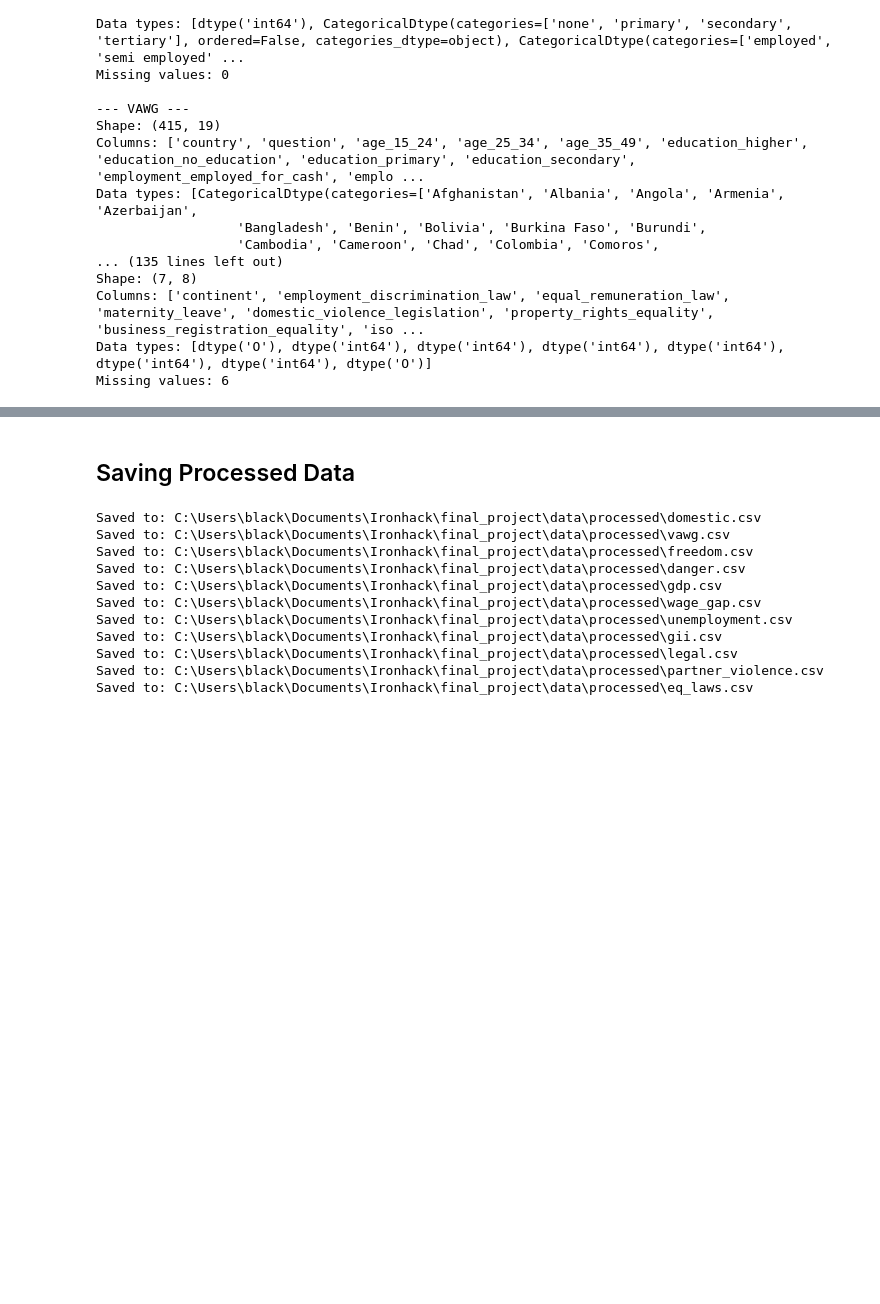
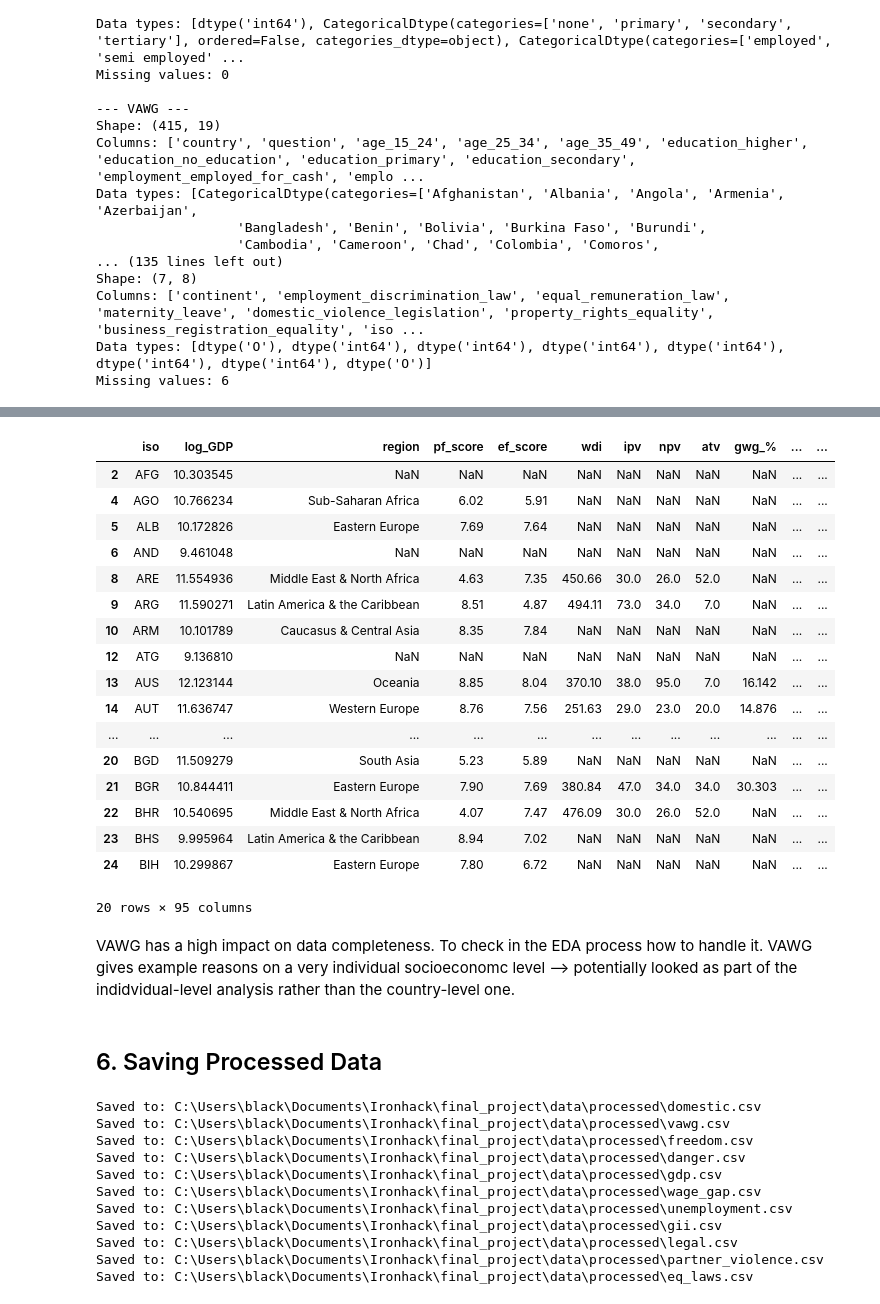
Before and after one commit to mara-pn/Violence-Against-Women-Risk-Prediction-Structural-Determinants-Analysis, a Jupyter notebook: 01_data.ipynb, the cells around one changed output, grey strips where cells are left out. Saved outputs shown, nothing was run; the diff lists cells and outputs as text; code cells hidden in the pictures; blank space fills up the shorter version.

```diff
--- a/01_data.ipynb
+++ b/01_data.ipynb
@@ -1321,0 +1740,21 @@ Missing values: 6
+# %%
+master_country_table.head(20)
+# %% [output]
+|  | iso | log_GDP | region | pf_score | ef_score | wdi | ipv | npv | atv | gwg_% | ... | ... |
+| 2 | AFG | 10.303545 | NaN | NaN | NaN | NaN | NaN | NaN | NaN | NaN | ... | ... |
+| 4 | AGO | 10.766234 | Sub-Saharan Africa | 6.02 | 5.91 | NaN | NaN | NaN | NaN | NaN | ... | ... |
+| 5 | ALB | 10.172826 | Eastern Europe | 7.69 | 7.64 | NaN | NaN | NaN | NaN | NaN | ... | ... |
+| 6 | AND | 9.461048 | NaN | NaN | NaN | NaN | NaN | NaN | NaN | NaN | ... | ... |
+| 8 | ARE | 11.554936 | Middle East & North Africa | 4.63 | 7.35 | 450.66 | 30.0 | 26.0 | 52.0 | NaN | ... | ... |
+| 9 | ARG | 11.590271 | Latin America & the Caribbean | 8.51 | 4.87 | 494.11 | 73.0 | 34.0 | 7.0 | NaN | ... | ... |
+| 10 | ARM | 10.101789 | Caucasus & Central Asia | 8.35 | 7.84 | NaN | NaN | NaN | NaN | NaN | ... | ... |
+| 12 | ATG | 9.136810 | NaN | NaN | NaN | NaN | NaN | NaN | NaN | NaN | ... | ... |
+| 13 | AUS | 12.123144 | Oceania | 8.85 | 8.04 | 370.10 | 38.0 | 95.0 | 7.0 | 16.142 | ... | ... |
+| 14 | AUT | 11.636747 | Western Europe | 8.76 | 7.56 | 251.63 | 29.0 | 23.0 | 20.0 | 14.876 | ... | ... |
+| ... | ... | ... | ... | ... | ... | ... | ... | ... | ... | ... | ... | ... |
+| 20 | BGD | 11.509279 | South Asia | 5.23 | 5.89 | NaN | NaN | NaN | NaN | NaN | ... | ... |
+| 21 | BGR | 10.844411 | Eastern Europe | 7.90 | 7.69 | 380.84 | 47.0 | 34.0 | 34.0 | 30.303 | ... | ... |
+| 22 | BHR | 10.540695 | Middle East & North Africa | 4.07 | 7.47 | 476.09 | 30.0 | 26.0 | 52.0 | NaN | ... | ... |
+| 23 | BHS | 9.995964 | Latin America & the Caribbean | 8.94 | 7.02 | NaN | NaN | NaN | NaN | NaN | ... | ... |
+| 24 | BIH | 10.299867 | Eastern Europe | 7.80 | 6.72 | NaN | NaN | NaN | NaN | NaN | ... | ... |
+20 rows × 95 columns
@@ -1322,5 +1791,7 @@ Missing values: 6
+# %% [markdown]
+VAWG has a high impact on data completeness. To check in the EDA process how to handle it. VAWG gives example reasons on a very individual socioeconomc level --> potentially looked as part of the indidvidual-level analysis rather than the country-level one.
 # %% [markdown]
-## Saving Processed Data
+## 6. Saving Processed Data
 # %%
 for name, df in datasets.items():
     file_path = PROCESSED_DIR / f"{name}.csv"
```
Also changed, not shown: parts of 30 cells of this notebook, 1 other file.
